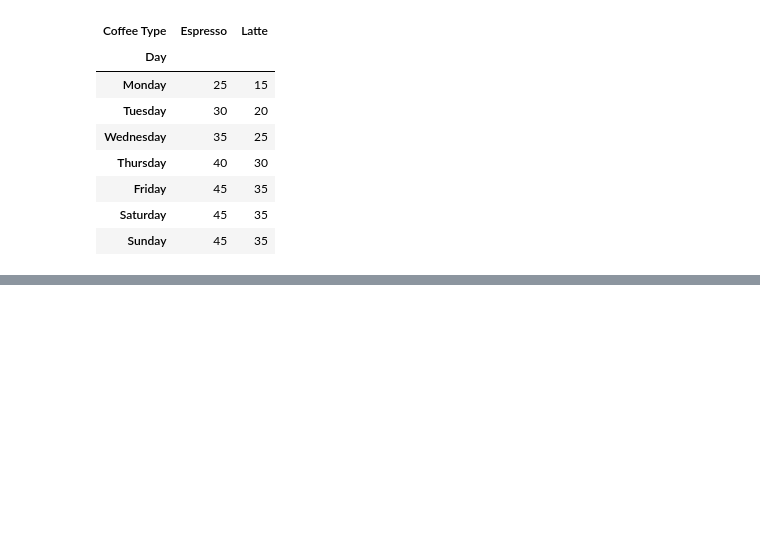
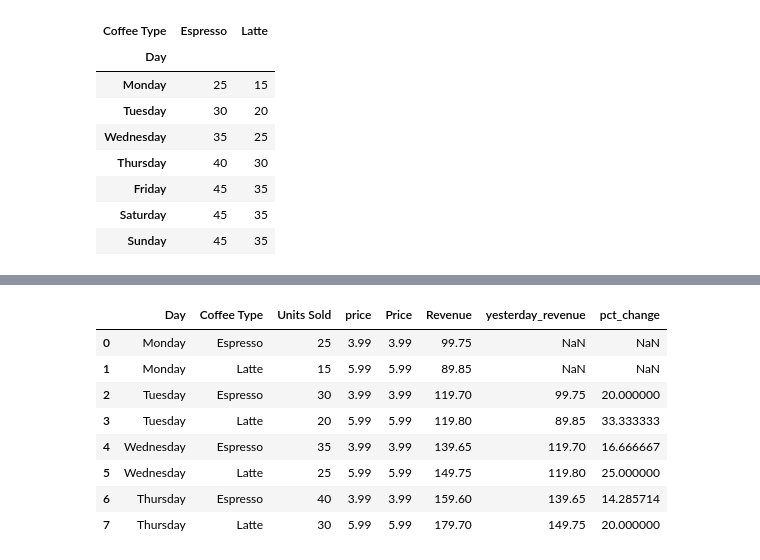
Before and after one commit to akshayupadhayay/pandas, a Jupyter notebook: notebooks/operations.ipynb, the cells around one changed output, grey strips where cells are left out. Cells and saved outputs as stored; diff of their text form; code cells hidden in the pictures; blank space fills up the shorter version.

```diff
--- a/notebooks/operations.ipynb
+++ b/notebooks/operations.ipynb
@@ -930,0 +980,13 @@ pivot
+# %%
+# to create a new column 'Price' in the coffee dataframe by mapping the 'Coffee Type' column to a price using a dictionary.
+# The map() method is used to map the values in the 'Coffee Type' column to the corresponding prices in the price_map dictionary.
+# We are creating a price_map dictionary where the keys are the coffee types and the values are their corresponding prices.
+# After creating the 'Price' column, we are calculating the 'Revenue' by multiplying the 'Units Sold' column with the 'Price' column.
+price_map = {
+    'Espresso': 3.99,
+    'Latte': 5.99
+}
+
+coffee['Price'] = coffee['Coffee Type'].map(price_map)
+coffee['Revenue'] = coffee['Units Sold'] * coffee['Price']
+coffee.head()
@@ -930,0 +1000,7 @@ pivot
+# %%
+# to create a new column 'yesterday_revenue' that contains the revenue from two days ago.
+# The shift() method is used to shift the values in the 'Revenue' column down by 2 rows,
+# which means that the value in the 'yesterday_revenue' column for a given row will be the value from the 'Revenue' column that is 2 rows above it.
+# shift(2) is done cause there are two types of coffee and we want to get the revenue from the same coffee type from two days ago.
+coffee['yesterday_revenue'] = coffee['Revenue'].shift(2)
+coffee.head(8)
@@ -930,0 +1017,16 @@ pivot
+# %%
+# to calculate the percentage change in revenue compared to two days ago and store it in a new column 'pct_change'.
+# We are calculating the percentage change in revenue by dividing the current revenue by the yesterday's revenue,
+# subtracting 1 from the result to get the change, and then multiplying by 100 to convert it to a percentage.
+coffee['pct_change'] = (coffee['Revenue'] / coffee['yesterday_revenue'] - 1) * 100
+coffee.head(8)
+# %% [output]
+|  | Day | Coffee Type | Units Sold | price | Price | Revenue | yesterday_revenue | pct_change |
+| 0 | Monday | Espresso | 25 | 3.99 | 3.99 | 99.75 | NaN | NaN |
+| 1 | Monday | Latte | 15 | 5.99 | 5.99 | 89.85 | NaN | NaN |
+| 2 | Tuesday | Espresso | 30 | 3.99 | 3.99 | 119.70 | 99.75 | 20.000000 |
+| 3 | Tuesday | Latte | 20 | 5.99 | 5.99 | 119.80 | 89.85 | 33.333333 |
+| 4 | Wednesday | Espresso | 35 | 3.99 | 3.99 | 139.65 | 119.70 | 16.666667 |
+| 5 | Wednesday | Latte | 25 | 5.99 | 5.99 | 149.75 | 119.80 | 25.000000 |
+| 6 | Thursday | Espresso | 40 | 3.99 | 3.99 | 159.60 | 139.65 | 14.285714 |
+| 7 | Thursday | Latte | 30 | 5.99 | 5.99 | 179.70 | 149.75 | 20.000000 |
```
Also changed, not shown: parts of 8 cells of this notebook.
